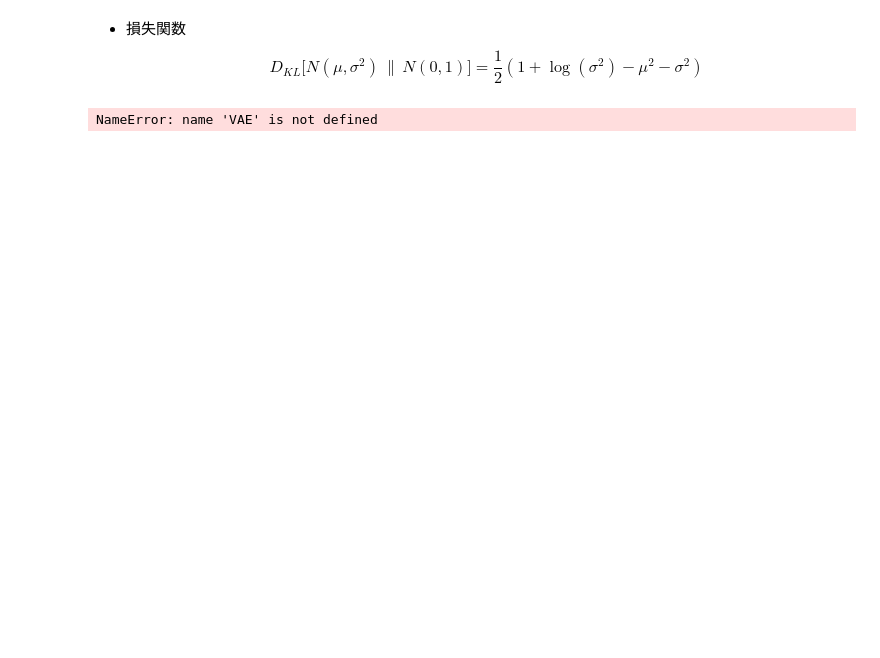
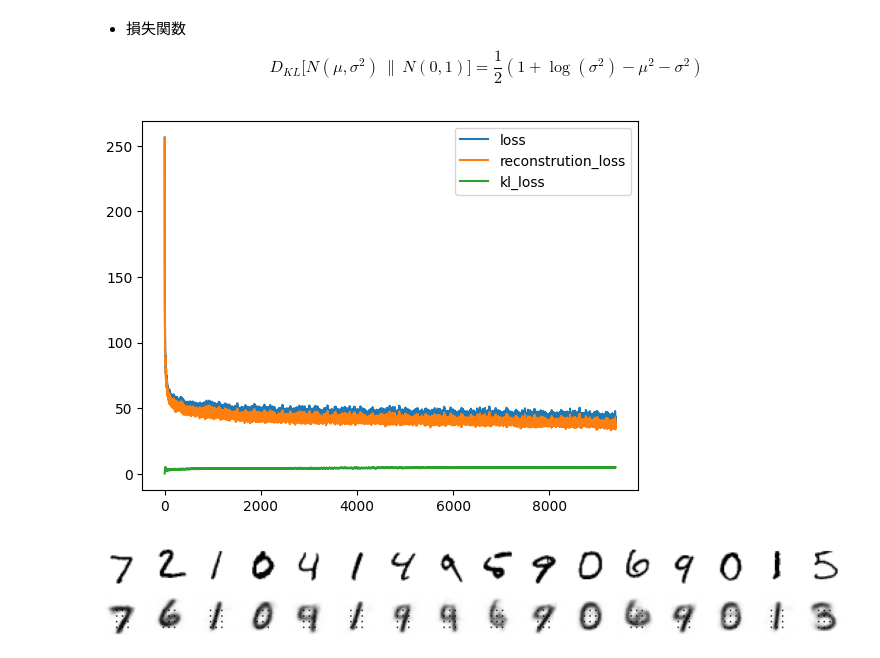
Before and after one commit to hyakuroume/Generative_AI, a Jupyter notebook: compressing.ipynb, the cells around one changed output. Saved outputs shown, nothing was run; the diff lists cells and outputs as text; code cells hidden in the pictures; blank space fills up the shorter version.

```diff
--- a/compressing.ipynb
+++ b/compressing.ipynb
@@ -575,7 +573,7 @@ def vae_loss(batch, reconstructed, mu, logvar):
     bs = batch.shape[0]
 
     # 再構成損失
-    reconstruction_loss = F.mes_loss(
+    reconstruction_loss = F.mse_loss(
         reconstructed.reshape(bs, -1),
         batch.reshape(bs, -1),
         reduction="none",
@@ -614,7 +612,7 @@ def train_vae(model, num_epochs=10, lr=1e-4):
             # 損失を表示し、描画用に保存
             inner.set_postfix(loss=f"{loss.cpu().item():.3f}")
             losses["loss"].append(loss.item())
-            losses["reconstruction_loss"].append(
+            losses["reconstrution_loss"].append(
                 reconstruction_loss.mean().item()
             )
             losses["kl_loss"].append(kl_loss.mean().item())
@@ -628,5 +626,10 @@ def train_vae(model, num_epochs=10, lr=1e-4):
 
 vae_model = VAE(in_channels=1, latent_dims=2)
 losses = train_vae(vae_model, num_epochs=10, lr=1e-4)
-# %% [output]
-NameError: name 'VAE' is not defined
+# %%
+# 訓練中の要素をプロット
+for k, v in losses.items():
+    plt.plot(v, label=k)
+plt.legend();
+# %% [output]
+[figure, added]
@@ -632,0 +641,6 @@ NameError: name 'VAE' is not defined
+# %%
+# VAEによる再構成画像の可視化
+batch_vs_preds = torch.cat((eval_batch, predicted))
+show_images(batch_vs_preds, imsize=1, nrows=2)
+# %% [output]
+[figure, added]
```
Also changed, not shown: parts of 7 cells of this notebook.
